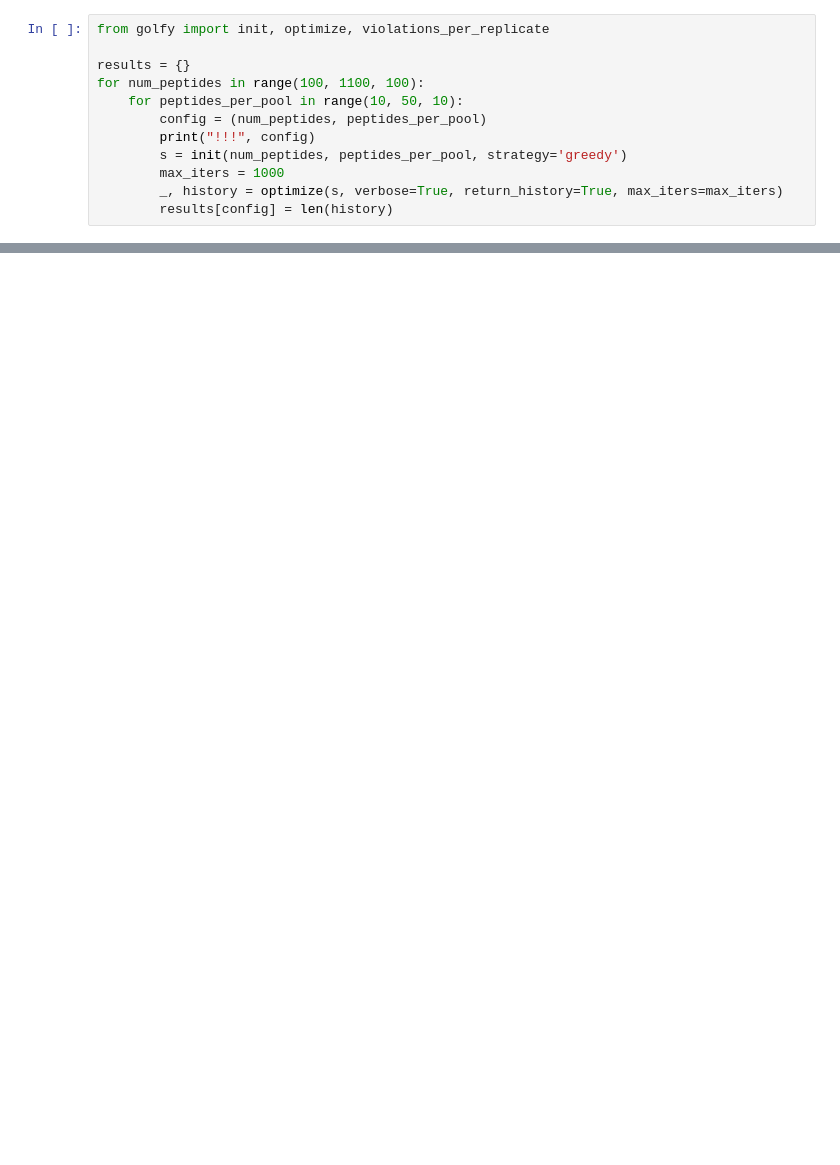
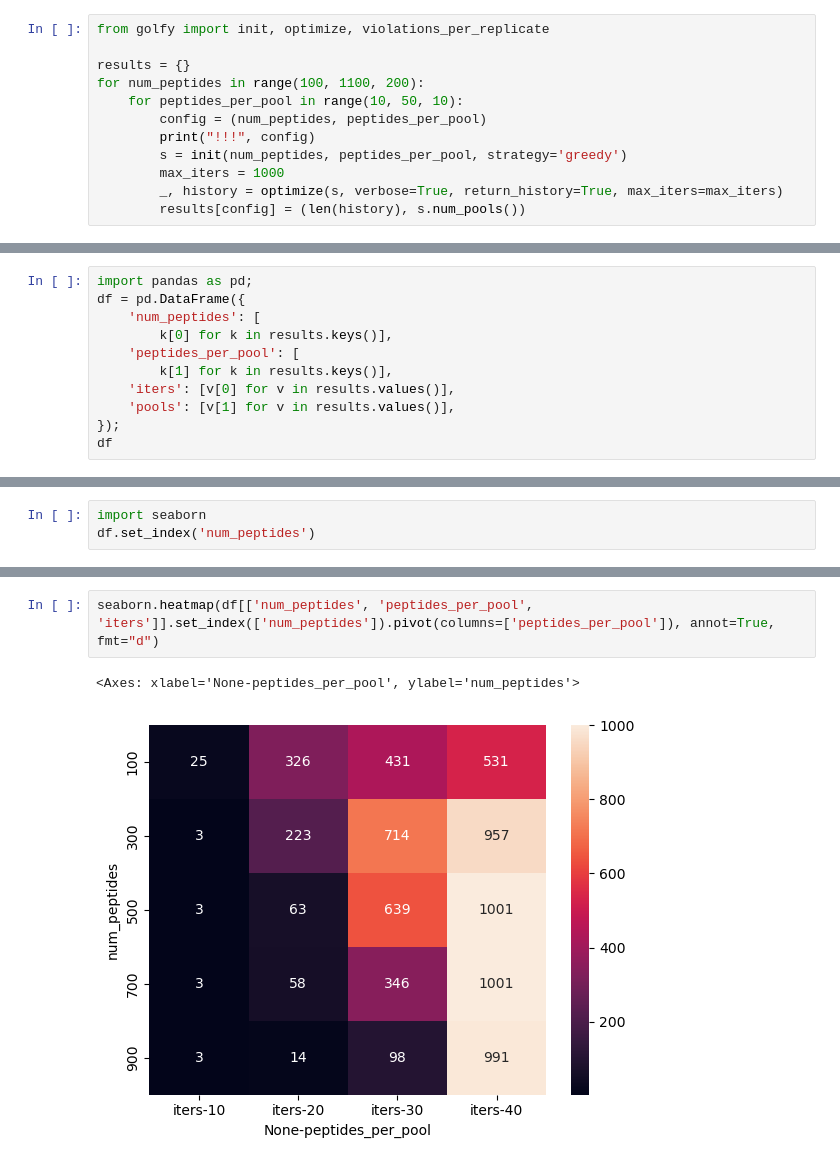
Before and after one commit to pirl-unc/golfy, a Jupyter notebook: notebooks/Number of pools and iters for different params.ipynb, the cells around one changed output, grey strips where cells are left out. Saved outputs shown, nothing was run; the diff lists cells and outputs as text; blank space fills up the shorter version.

```diff
--- a/notebooks/Number of pools and iters for different params.ipynb
+++ b/notebooks/Number of pools and iters for different params.ipynb
@@ -2,13 +2,13 @@
 from golfy import init, optimize, violations_per_replicate
 
 results = {}
-for num_peptides in range(100, 1100, 100):
+for num_peptides in range(100, 1100, 200):
     for peptides_per_pool in range(10, 50, 10):
         config = (num_peptides, peptides_per_pool)
         print("!!!", config)
         s = init(num_peptides, peptides_per_pool, strategy='greedy')
         max_iters = 1000
         _, history = optimize(s, verbose=True, return_history=True, max_iters=max_iters)
-        results[config] = len(history)
+        results[config] = (len(history), s.num_pools())
 # %% [output]
 !!! (100, 10)
@@ -30,0 +54,11 @@ Adding pool 10 to replicate 3
+# %%
+import pandas as pd;
+df = pd.DataFrame({
+    'num_peptides': [
+        k[0] for k in results.keys()],
+    'peptides_per_pool': [
+        k[1] for k in results.keys()],
+    'iters': [v[0] for v in results.values()],
+    'pools': [v[1] for v in results.values()],
+});
+df
@@ -30,0 +83,3 @@ Adding pool 10 to replicate 3
+# %%
+import seaborn
+df.set_index('num_peptides')
@@ -30,0 +105,5 @@ Adding pool 10 to replicate 3
+# %%
+seaborn.heatmap(df[['num_peptides', 'peptides_per_pool', 'iters']].set_index(['num_peptides']).pivot(columns=['peptides_per_pool']), annot=True, fmt="d")
+# %% [output]
+<Axes: xlabel='None-peptides_per_pool', ylabel='num_peptides'>
+[figure, added]
```
Also changed, not shown: parts of 7 cells of this notebook, 2 other files.
